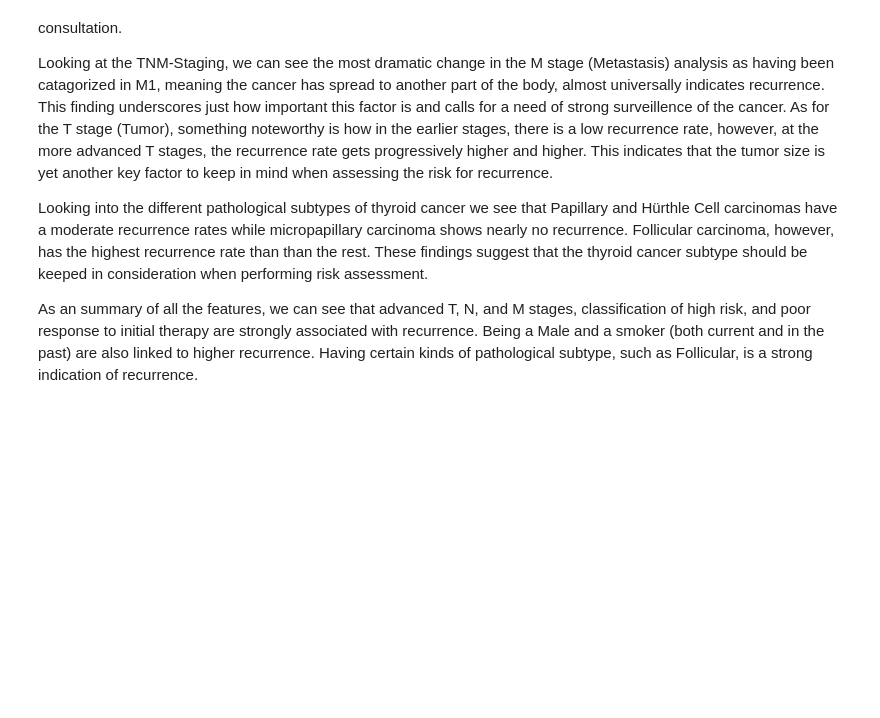
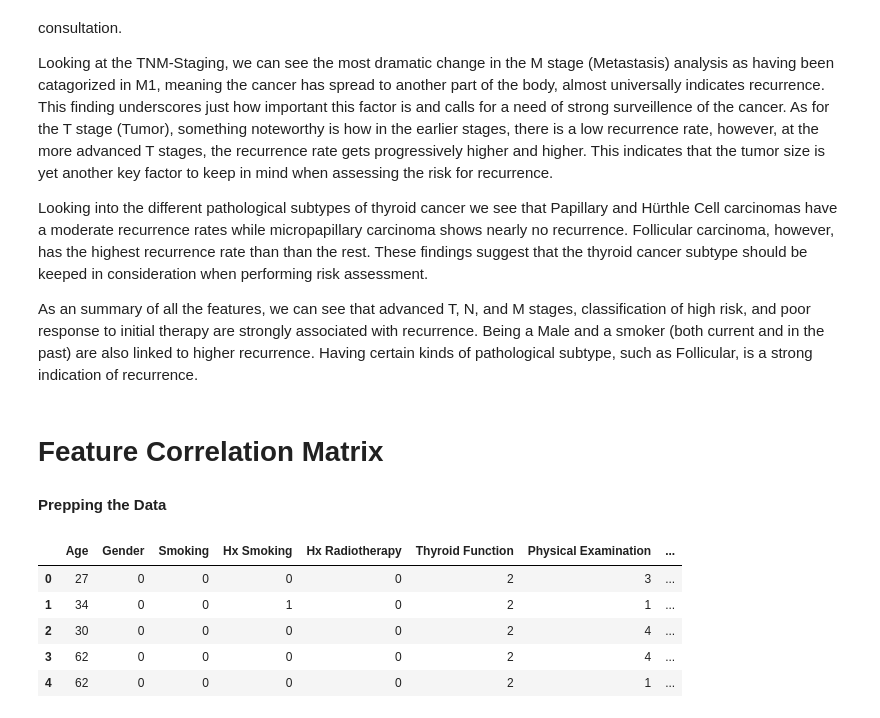
Before and after one commit to doom-boy/Thyroid-Cancer-Analysis, a Jupyter notebook: thyroid_cancer_analysis.ipynb, the cells around one changed output. Cells and saved outputs as stored; diff of their text form; code cells hidden in the pictures; blank space fills up the shorter version.

```diff
--- a/thyroid_cancer_analysis.ipynb
+++ b/thyroid_cancer_analysis.ipynb
@@ -631,3 +636,23 @@ Looking at the TNM-Staging, we can see the most dramatic change in the M stage (
 Looking into the different pathological subtypes of thyroid cancer we see that Papillary and Hürthle Cell carcinomas have a moderate recurrence rates while micropapillary carcinoma shows nearly no recurrence. Follicular carcinoma, however, has the highest recurrence rate than than the rest. These findings suggest that the thyroid cancer subtype should be keeped in consideration when performing risk assessment.
 
 As an summary of all the features, we can see that advanced T, N, and M stages, classification of high risk, and poor response to initial therapy are strongly associated with recurrence. Being a Male and a smoker (both current and in the past) are also linked to higher recurrence. Having certain kinds of pathological subtype, such as Follicular, is a strong indication of recurrence.
+# %% [markdown]
+# **Feature Correlation Matrix**
+# %% [markdown]
+**Prepping the Data**
+# %%
+corr_data = thyroid_data.copy()
+categorical_columns = corr_data.select_dtypes(include=['object']).columns
+label_encoder = LabelEncoder()
+
+for column in categorical_columns:
+    corr_data[column] = label_encoder.fit_transform(corr_data[column].astype(str))
+
+corr_data.head()
+# %% [output]
+|  | Age | Gender | Smoking | Hx Smoking | Hx Radiotherapy | Thyroid Function | Physical Examination | ... |
+| 0 | 27 | 0 | 0 | 0 | 0 | 2 | 3 | ... |
+| 1 | 34 | 0 | 0 | 1 | 0 | 2 | 1 | ... |
+| 2 | 30 | 0 | 0 | 0 | 0 | 2 | 4 | ... |
+| 3 | 62 | 0 | 0 | 0 | 0 | 2 | 4 | ... |
+| 4 | 62 | 0 | 0 | 0 | 0 | 2 | 1 | ... |
```
Also changed, not shown: parts of 83 cells of this notebook.
